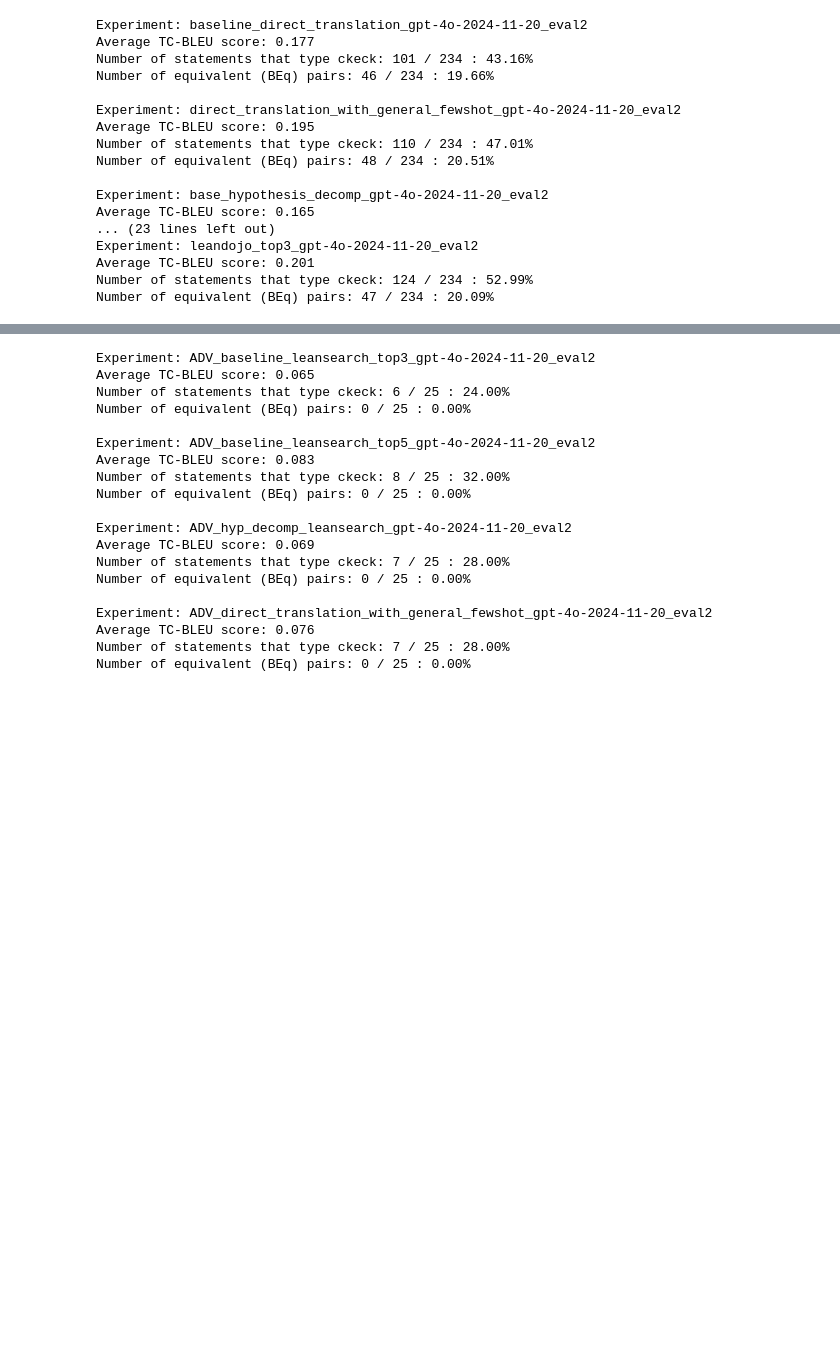
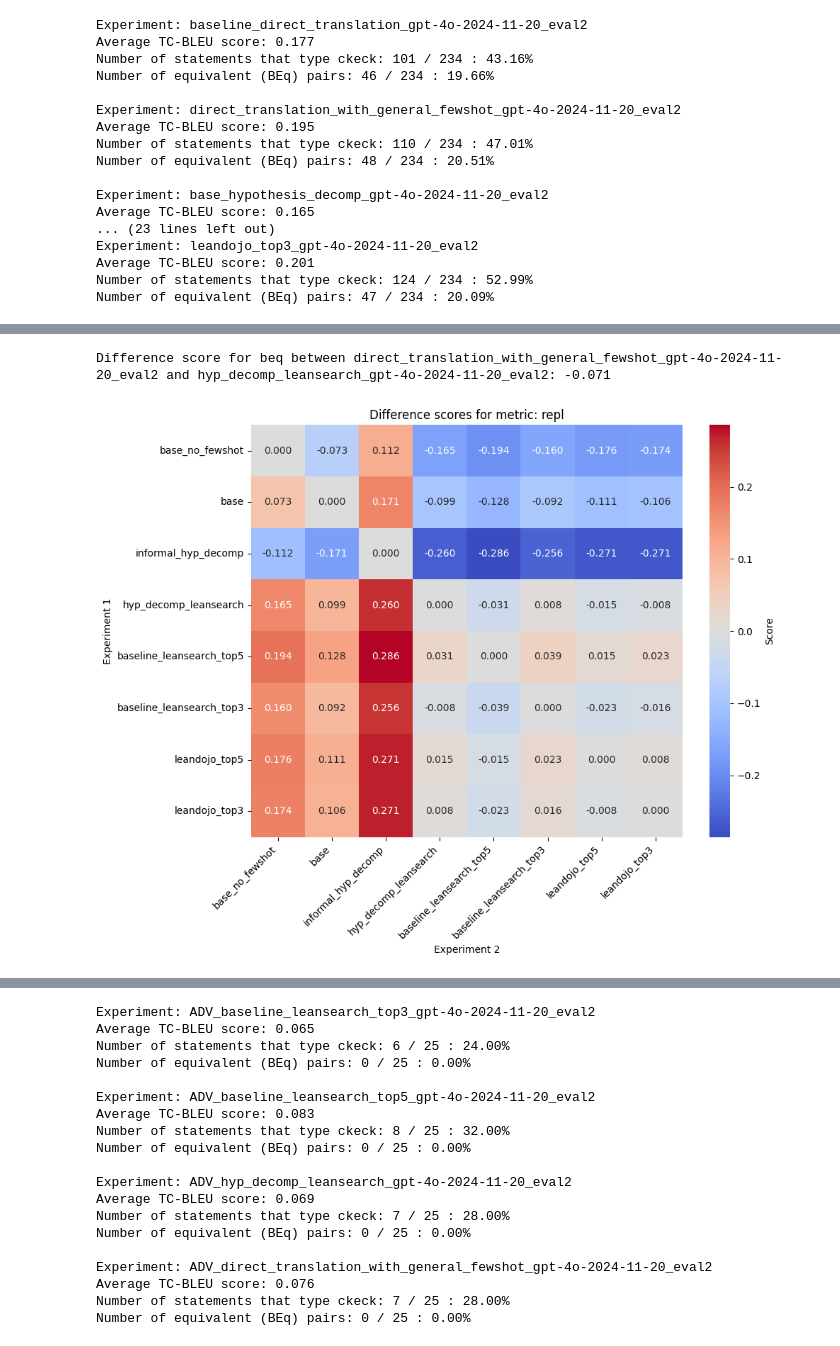
Before and after one commit to agatha-duzan/autoformalization_with_hypothesis, a Jupyter notebook: results_analysis.ipynb, the cells around one changed output, grey strips where cells are left out. Cells and saved outputs as stored; diff of their text form; code cells hidden in the pictures; blank space fills up the shorter version.

Commit message:
further result analysis: intersection of successes

```diff
--- a/results_analysis.ipynb
+++ b/results_analysis.ipynb
@@ -90,0 +93,40 @@ def stats(df):
+# %%
+def score(metric, experiment1, experiment2):
+    """
+    Computes the 'difference' score between two experiments for a given binary metric.
+
+    Args:
+        metric (str): The metric to compute the score for ('repl' or 'beq').
+        experiment1 (str): Name of the first experiment file.
+        experiment2 (str): Name of the second experiment file.
+
+    Returns:
+        float: The score reflecting how 'different' the results are between the two experiments.
+    """
+    # Load experiment data
+    df1 = load_data(experiment1)
+    df2 = load_data(experiment2)
+
+    # Compute the metric column (repl or beq) if not already done
+    if metric == 'repl':
+        df1['num_repl_errors'] = df1['repl_errors'].apply(len)
+        df1['repl'] = df1['num_repl_errors'].apply(lambda x: 1 if x == 0 else 0)
+        df2['num_repl_errors'] = df2['repl_errors'].apply(len)
+        df2['repl'] = df2['num_repl_errors'].apply(lambda x: 1 if x == 0 else 0)
+
+    # Create sets of theorem names for the metric
+    names1 = set(df1.loc[df1[metric] == 1, 'name'])
+    names2 = set(df2.loc[df2[metric] == 1, 'name'])
+
+    # Compute the unique and shared metrics
+    unique1 = names1 - names2
+    unique2 = names2 - names1
+    shared = names1.intersection(names2)
+
+    # Compute the score
+    U12 = len(unique1)
+    U21 = len(unique2)
+    B = len(shared)
+
+    score = (U12 - U21) / (U12 + U21 + B) if (U12 + U21 + B) > 0 else 0
+    return score
@@ -126,0 +266,13 @@ Number of equivalent (BEq) pairs: 47 / 234 : 20.09%
+# %%
+metric = 'beq'  # Use 'repl' for Type-Check or 'beq' for Equivalence
+experiment1 = "direct_translation_with_general_fewshot_gpt-4o-2024-11-20_eval2"
+experiment2 = "hyp_decomp_leansearch_gpt-4o-2024-11-20_eval2"
+
+difference_score = score(metric, experiment1, experiment2)
+print(f"Difference score for {metric} between {experiment1} and {experiment2}: {difference_score:.3f}")
+# %% [output]
+Difference score for beq between direct_translation_with_general_fewshot_gpt-4o-2024-11-20_eval2 and hyp_decomp_leansearch_gpt-4o-2024-11-20_eval2: -0.071
+# %%
+create_heatmap('repl', experiments)
+# %% [output]
+[figure, added]
```
Also changed, not shown: parts of 12 cells of this notebook, 3 other files.
